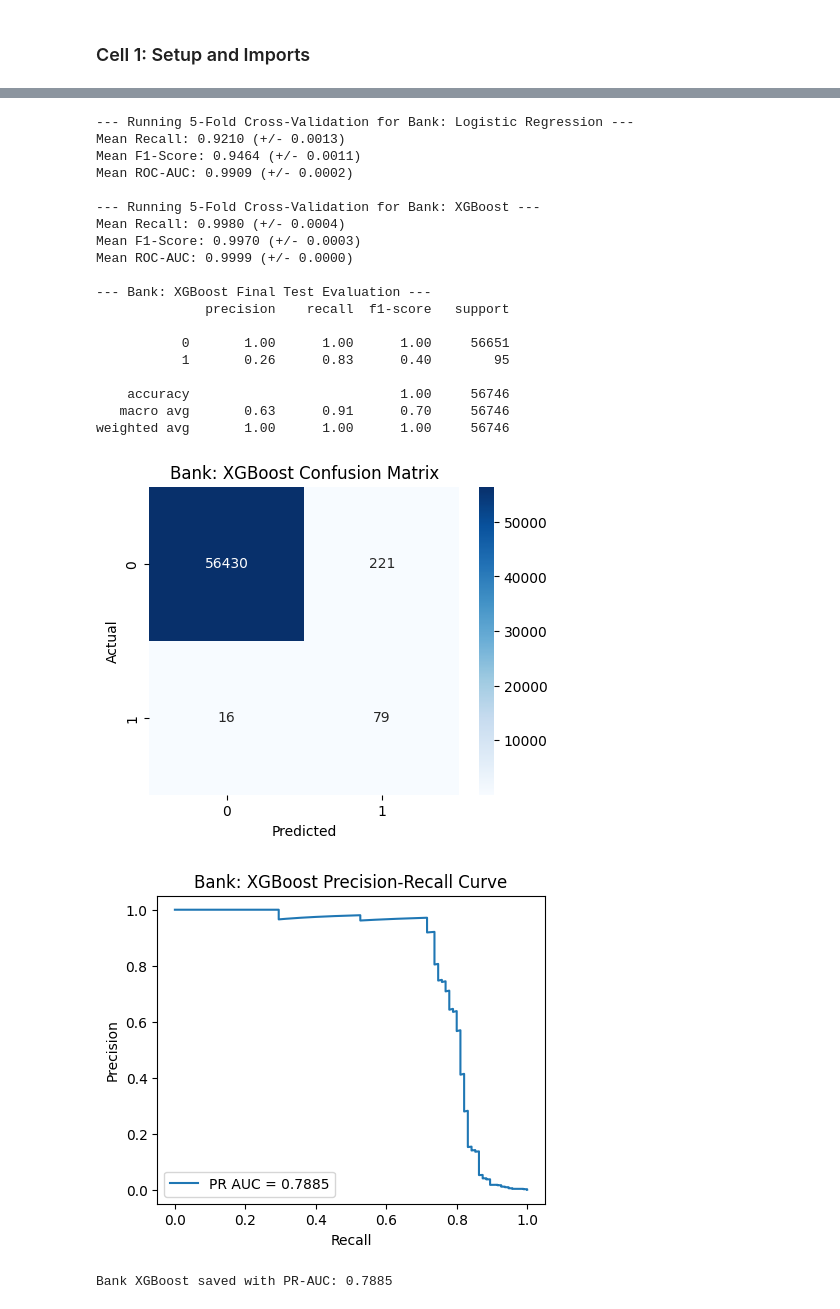
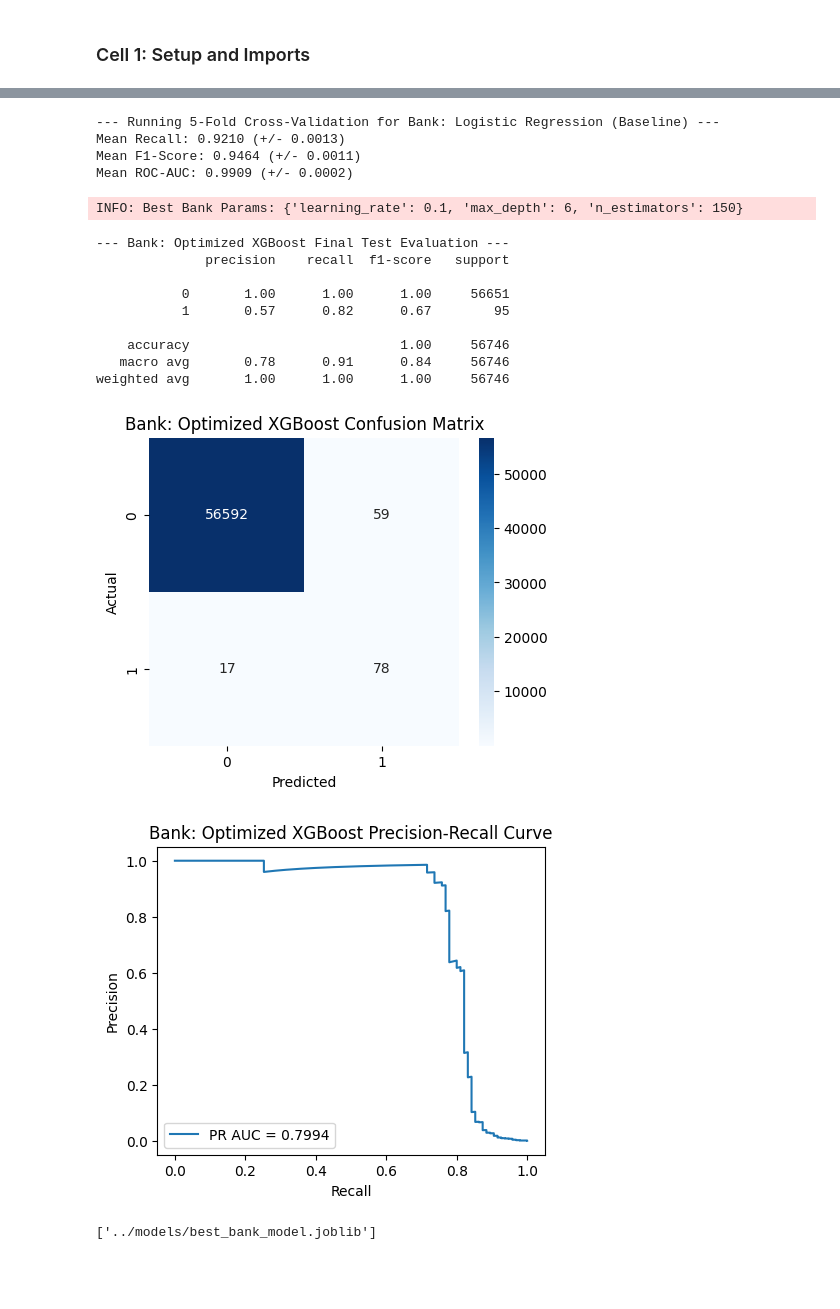
Before and after one commit to rufta-g20/fraud-detection, a Jupyter notebook: notebooks/modeling.ipynb, the cells around one changed output, grey strips where cells are left out. Drawn from its saved outputs; the diff is of its cells as text; code cells hidden in the pictures; blank space fills up the shorter version.

```diff
--- a/notebooks/modeling.ipynb
+++ b/notebooks/modeling.ipynb
@@ -77,50 +89,43 @@ E-commerce XGBoost saved with PR-AUC: 0.7015
 This section repeats the process for the bank dataset to fulfill the project requirements.
 # %%
-# 1. Load Bank processed data
+# 1. Load Data
 X_train_bank = pd.read_csv('../data/processed/X_train_creditcard.csv')
 y_train_bank = pd.read_csv('../data/processed/y_train_creditcard.csv').values.ravel()
 X_test_bank = pd.read_csv('../data/processed/X_test_creditcard.csv')
 y_test_bank = pd.read_csv('../data/processed/y_test_creditcard.csv').values.ravel()
 
-# 2. Initialize Models for Bank Data
+# 2. Baseline CV
 lr_bank = LogisticRegression(max_iter=1000, random_state=42)
-xgb_bank = XGBClassifier(n_estimators=100, learning_rate=0.1, max_depth=5, random_state=42)
+perform_cross_validation(lr_bank, X_train_bank, y_train_bank, "Bank: Logistic Regression (Baseline)")
 
-# 3. Cross-Validation (Bank)
-perform_cross_validation(lr_bank, X_train_bank, y_train_bank, "Bank: Logistic Regression")
-perform_cross_validation(xgb_bank, X_train_bank, y_train_bank, "Bank: XGBoost")
+# 3. Tuning (Note: Using smaller grid for speed, adjust as needed)
+grid_bank = GridSearchCV(XGBClassifier(random_state=42), param_grid, cv=3, scoring='average_precision')
+grid_bank.fit(X_train_bank, y_train_bank)
 
-# 4. Final Training and Evaluation (Bank)
-xgb_bank.fit(X_train_bank, y_train_bank)
-y_pred_bank = xgb_bank.predict(X_test_bank)
-y_prob_bank = xgb_bank.predict_proba(X_test_bank)[:, 1]
+best_xgb_bank = grid_bank.best_estimator_
+logging.info(f"Best Bank Params: {grid_bank.best_params_}")
 
-# Save result to variable and show plots
-bank_pr_auc = evaluate_model(y_test_bank, y_pred_bank, y_prob_bank, "Bank: XGBoost")
+# 4. Final Evaluation
+bank_pr_auc = evaluate_model(y_test_bank, best_xgb_bank.predict(X_test_bank),
+                             best_xgb_bank.predict_proba(X_test_bank)[:, 1], "Bank: Optimized XGBoost")
 
-# 5. Save Model
-joblib.dump(xgb_bank, '../models/best_bank_fraud_model.pkl')
-print(f"Bank XGBoost saved with PR-AUC: {bank_pr_auc:.4f}")
+# 5. Save Artifact
+joblib.dump(best_xgb_bank, '../models/best_bank_model.joblib')
 # %% [output]
---- Running 5-Fold Cross-Validation for Bank: Logistic Regression ---
+--- Running 5-Fold Cross-Validation for Bank: Logistic Regression (Baseline) ---
 Mean Recall: 0.9210 (+/- 0.0013)
 Mean F1-Score: 0.9464 (+/- 0.0011)
 Mean ROC-AUC: 0.9909 (+/- 0.0002)
-
---- Running 5-Fold Cross-Validation for Bank: XGBoost ---
-Mean Recall: 0.9980 (+/- 0.0004)
-Mean F1-Score: 0.9970 (+/- 0.0003)
-Mean ROC-AUC: 0.9999 (+/- 0.0000)
-
---- Bank: XGBoost Final Test Evaluation ---
-              precision    recall  f1-score   support
-
-           0       1.00      1.00      1.00     56651
-           1       0.26      0.83      0.40        95
-
-    accuracy                           1.00     56746
-   macro avg       0.63      0.91      0.70     56746
-weighted avg       1.00      1.00      1.00     56746
+INFO: Best Bank Params: {'learning_rate': 0.1, 'max_depth': 6, 'n_estimators': 150}
+--- Bank: Optimized XGBoost Final Test Evaluation ---
+              precision    recall  f1-score   support
+
+           0       1.00      1.00      1.00     56651
+           1       0.57      0.82      0.67        95
+
+    accuracy                           1.00     56746
+   macro avg       0.78      0.91      0.84     56746
+weighted avg       1.00      1.00      1.00     56746
-[figure, old version]
+[figure, new version]
-[figure, old version]
+[figure, new version]
-Bank XGBoost saved with PR-AUC: 0.7885
+['../models/best_bank_model.joblib']
```
Also changed, not shown: parts of 8 cells of this notebook, 9 other files.
